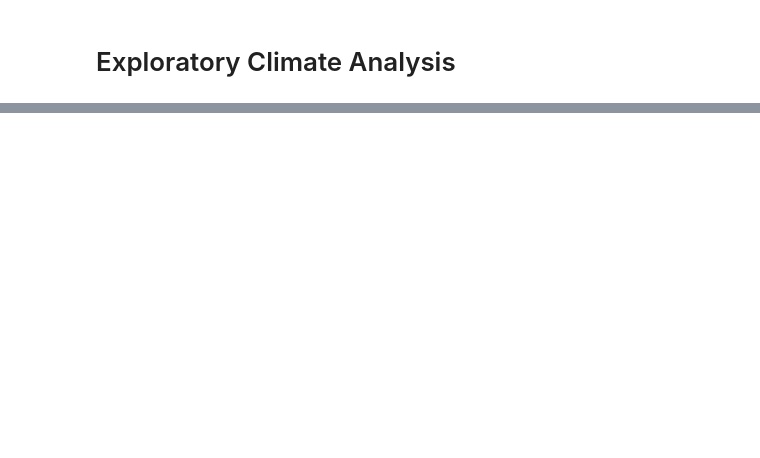
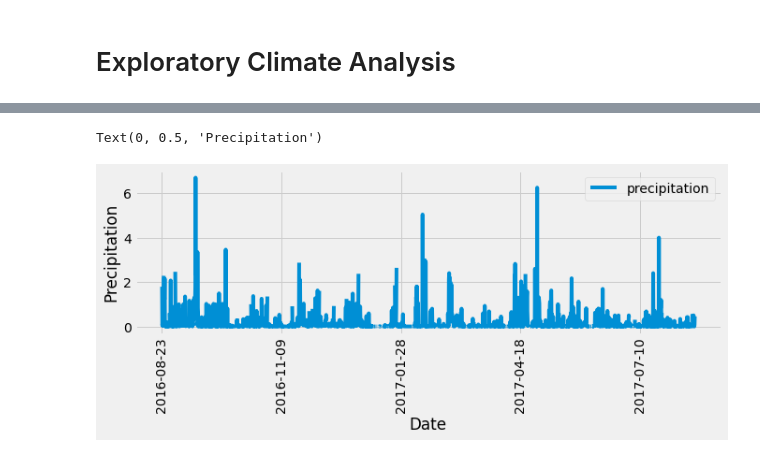
Before and after one commit to reachme1212/surfs_up, a Jupyter notebook: climate_analysis.ipynb, the cells around one changed output, grey strips where cells are left out. Cells and saved outputs as stored; diff of their text form; code cells hidden in the pictures; blank space fills up the shorter version.

```diff
--- a/climate_analysis.ipynb
+++ b/climate_analysis.ipynb
@@ -38,2 +63,6 @@ session = Session(engine)
 # %% [markdown]
 # Exploratory Climate Analysis
+# %%
+#dt.timedelta() function allows us to trace back a certain number of days
+prev_year = dt.date(2017, 8, 23) - dt.timedelta(days=365)
+prev_year
@@ -40,13 +71,16 @@ session = Session(engine)
 # %%
 # Design a query to retrieve the last 12 months of precipitation data and plot the results.
 #Starting from the last data point in the database.
-
-# Calculate the date one year from the last date in data set.
-
 # Perform a query to retrieve the data and precipitation scores
 
-# Save the query results as a Pandas DataFrame and set the index to the date column
+# variable results declared as list , so that it can have date , precipitation number as pair
+results = []
 
-# Sort the dataframe by date
+results = session.query(Measurement.date, Measurement.prcp)
 
-# Use Pandas Plotting with Matplotlib to plot the data
+
+#give me results that are after 2016, 8, 23 only
+results = session.query(Measurement.date, Measurement.prcp).filter(Measurement.date >= prev_year).all()
+
+
+print(results)
@@ -59,0 +89,6 @@ session = Session(engine)
+# %%
+# Save the query results as a Pandas DataFrame and set the index to the date column
+results_df = pd.DataFrame(results, columns=['date','precipitation'])
+
+# Sort the dataframe by date
+results_df.set_index(results_df['date'], inplace=True)
@@ -59,0 +128,5 @@ session = Session(engine)
+# %%
+#sort date to go from start to end  df = df.sort_index()
+
+results_df= results_df.sort_index()
+results_df
@@ -59,0 +168,13 @@ session = Session(engine)
+# %%
+#goal is get insight into the weather patterns of a specific location on Oahu
+# Use Pandas Plotting with Matplotlib to plot the data
+# Use Pandas to calculate the summary statistics for the precipitation data
+
+#some months have higher amounts of precipitation than others
+results_df.plot(figsize=(10, 3))
+plt.xticks(rotation=90)
+plt.xlabel("Date")
+plt.ylabel("Precipitation")
+# %% [output]
+Text(0, 0.5, 'Precipitation')
+[figure, added]
```
Also changed, not shown: parts of 23 cells of this notebook, 3 other files.
